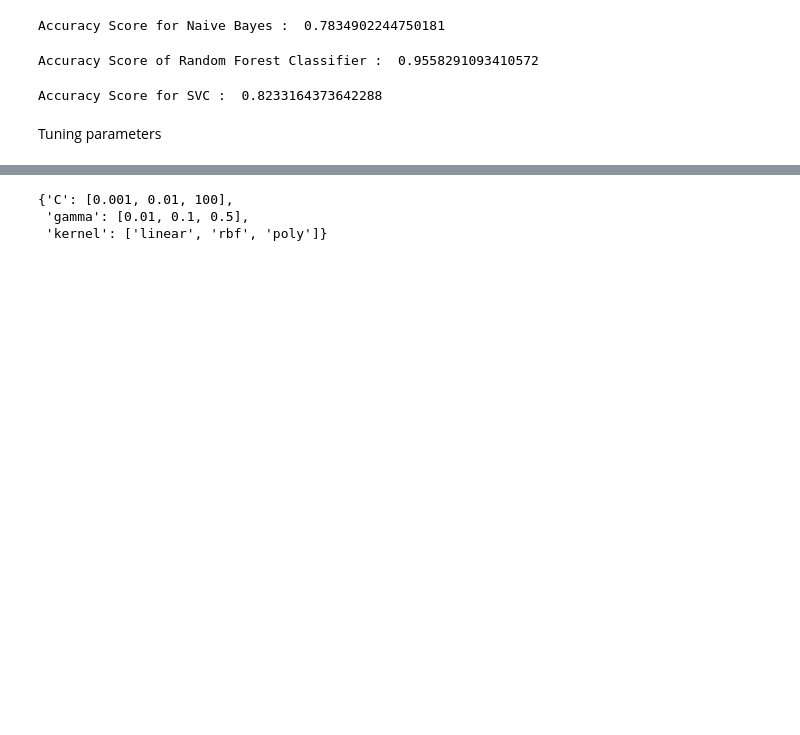
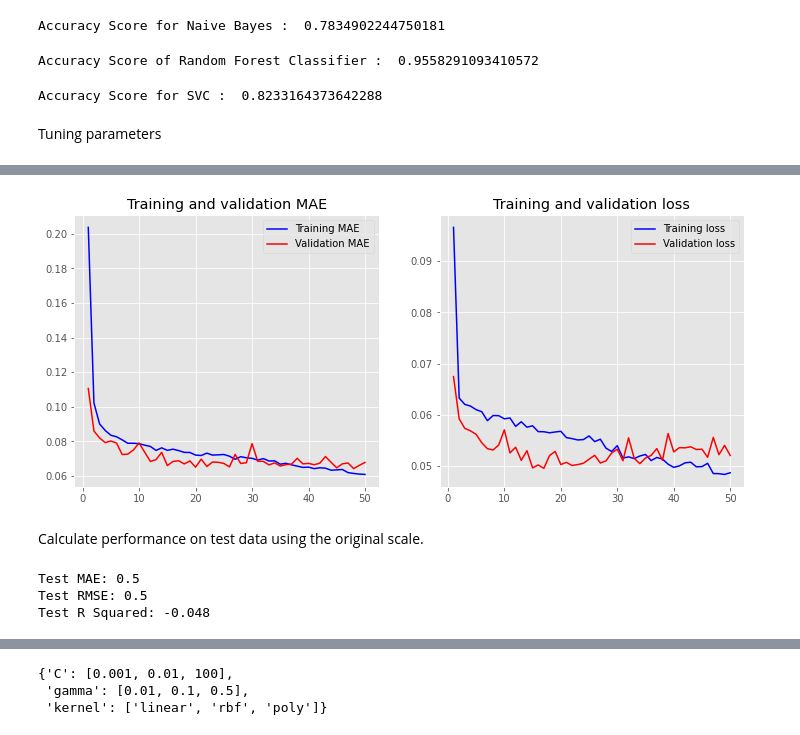
Before and after one commit to VineelaBandi/spam-email-detection, a Jupyter notebook: HW11.ipynb, the cells around one changed output, grey strips where cells are left out. Drawn from its saved outputs; the diff is of its cells as text; code cells hidden in the pictures; blank space fills up the shorter version.

Commit message:
added new data files and cleanup

```diff
--- a/HW11.ipynb
+++ b/HW11.ipynb
@@ -116,0 +236,6 @@ Tuning parameters
+# %%
+# Normalize data
+from sklearn import preprocessing
+train_scale = preprocessing.MinMaxScaler().fit(train_X)
+train_X_scale = pd.DataFrame(train_scale.transform(train_X),columns=train_X.columns)
+train_X_scale.describe().transpose()
@@ -116,0 +260,3 @@ Tuning parameters
+# %%
+test_X_scale = pd.DataFrame(train_scale.transform(test_X),columns=train_X.columns)
+test_X_scale.describe().transpose()
@@ -116,0 +330,56 @@ Tuning parameters
+# %%
+# Train deep learning model
+history = model2.fit(train_X_scale,
+                    train_y,
+                    epochs=50,
+                    verbose=False,
+                    validation_data=(test_X_scale,
+                                     test_y),
+                    batch_size=1)
+# %%
+import matplotlib.pyplot as plt
+# Enable inline plotting in notebook
+%matplotlib inline
+
+plt.style.use('ggplot')
+
+def plot_history(history):
+    mae = history.history['mae']
+    val_mae = history.history['val_mae']
+    loss = history.history['loss']
+    val_loss = history.history['val_loss']
+    x = range(1, len(mae) + 1)
+
+    plt.figure(figsize=(12, 5))
+    plt.subplot(1, 2, 1)
+    plt.plot(x, mae, 'b', label='Training MAE')
+    plt.plot(x, val_mae, 'r', label='Validation MAE')
+    plt.title('Training and validation MAE')
+    plt.legend()
+    plt.subplot(1, 2, 2)
+    plt.plot(x, loss, 'b', label='Training loss')
+    plt.plot(x, val_loss, 'r', label='Validation loss')
+    plt.title('Training and validation loss')
+    plt.legend()
+
+plot_history(history)
+# %% [output]
+[figure, added]
+# %% [markdown]
+Calculate performance on test data using the original scale.
+# %%
+pred_y = model.predict(test_X_scale)
+
+# Calculate performance metrics
+import numpy as np
+from sklearn import metrics
+print("Test MAE:",
+      round(metrics.mean_absolute_error(test_y, pred_y),3))
+print("Test RMSE:",
+      round(np.sqrt(metrics.mean_squared_error(test_y, pred_y)),3))
+print("Test R Squared:",
+      round(metrics.r2_score(test_y, pred_y),3))
+# %% [output]
+Test MAE: 0.5
+Test RMSE: 0.5
+Test R Squared: -0.048
```
Also changed, not shown: parts of 28 cells of this notebook.
